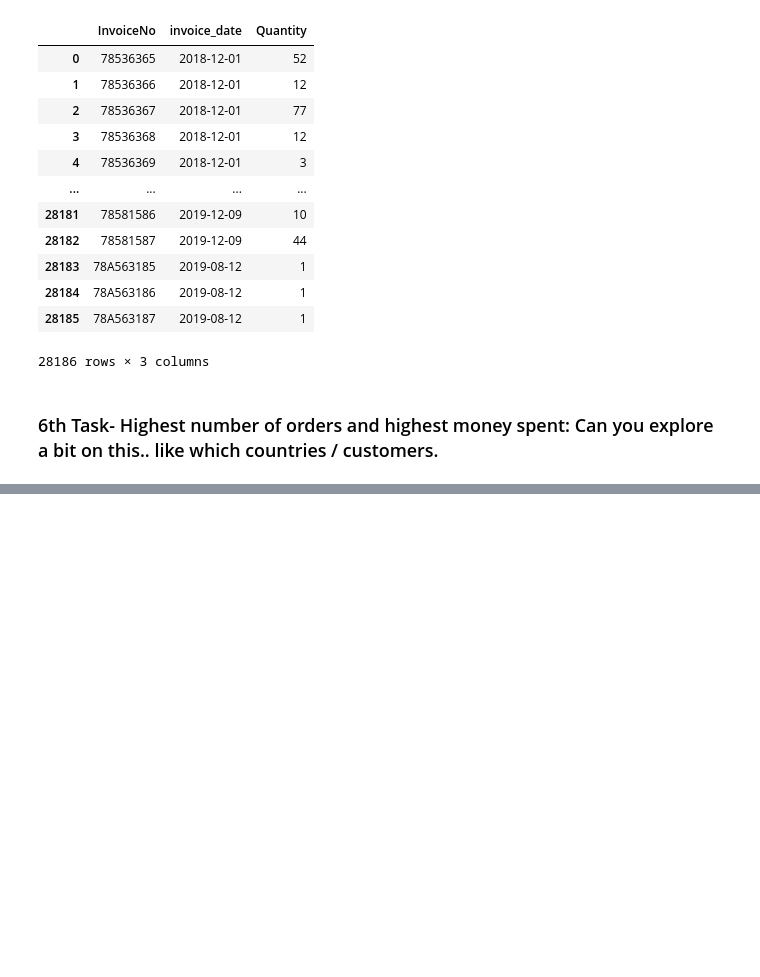
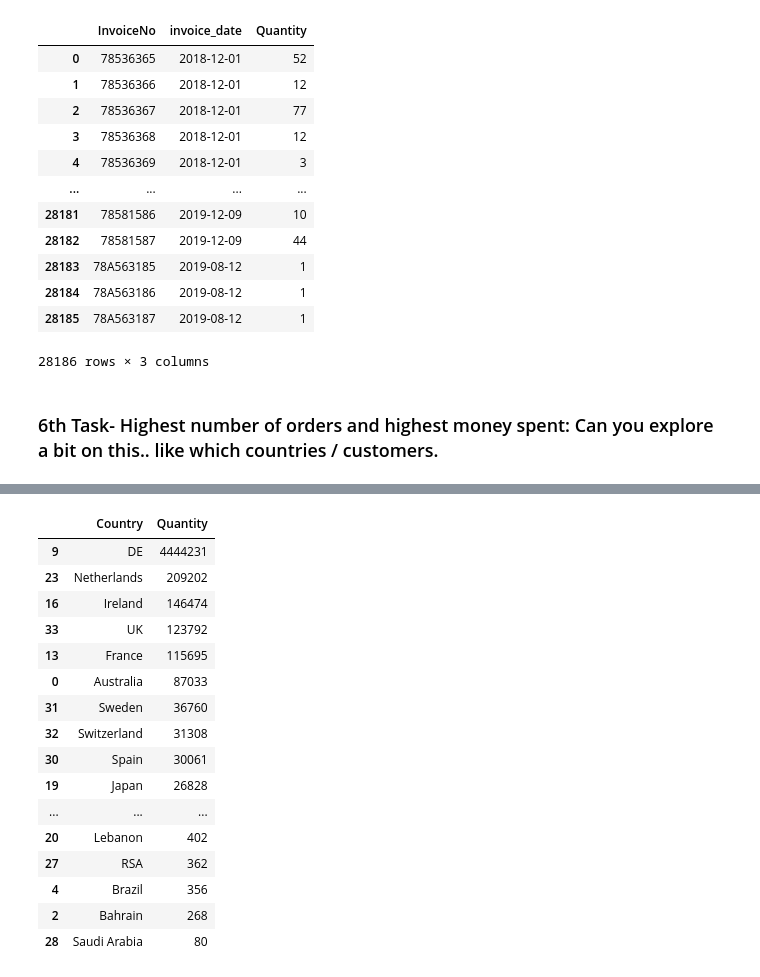
Before and after one commit to selinbulbul/ecommerce-scrape, a Jupyter notebook: New folder/tasks.ipynb, the cells around one changed output, grey strips where cells are left out. Saved outputs shown, nothing was run; the diff lists cells and outputs as text; code cells hidden in the pictures; blank space fills up the shorter version.

```diff
--- a/New folder/tasks.ipynb
+++ b/New folder/tasks.ipynb
@@ -45,7 +46,9 @@ memory usage: 67.7+ MB
 # %%
 df["invoice_date"]= pd.to_datetime(df["invoice_date"])
 # %%
-df['invoice_month'] = pd.to_datetime(df['invoice_date'], format='%Y-%m-%d').dt.strftime('%Y %m')
+df['invoice_month'] = pd.to_datetime(df['invoice_date'], format='%Y-%m-%d').dt.strftime('%Y-%m')
+# %%
+df['month'] = pd.to_datetime(df['invoice_date'], format='%Y-%m-%d').dt.strftime('%m')
 # %%
 df['day_of_week'] = df['invoice_date'].dt.dayofweek
 # %%
@@ -401,0 +415,2 @@ df5
+# %%
+df6 = df.groupby(["CustomerID", "Country"])["Quantity"].sum().reset_index()
@@ -401,0 +450,22 @@ df5
+# %%
+#Countrywise most of the order quantity coming from:
+df6_country= df6.groupby(["Country"])["Quantity"].sum().reset_index()
+df6_country.sort_values("Quantity", ascending= False)
+# %% [output]
+|  | Country | Quantity |
+| 9 | DE | 4444231 |
+| 23 | Netherlands | 209202 |
+| 16 | Ireland | 146474 |
+| 33 | UK | 123792 |
+| 13 | France | 115695 |
+| 0 | Australia | 87033 |
+| 31 | Sweden | 36760 |
+| 32 | Switzerland | 31308 |
+| 30 | Spain | 30061 |
+| 19 | Japan | 26828 |
+| ... | ... | ... |
+| 20 | Lebanon | 402 |
+| 27 | RSA | 362 |
+| 4 | Brazil | 356 |
+| 2 | Bahrain | 268 |
+| 28 | Saudi Arabia | 80 |
```
Also changed, not shown: parts of 84 cells of this notebook.
